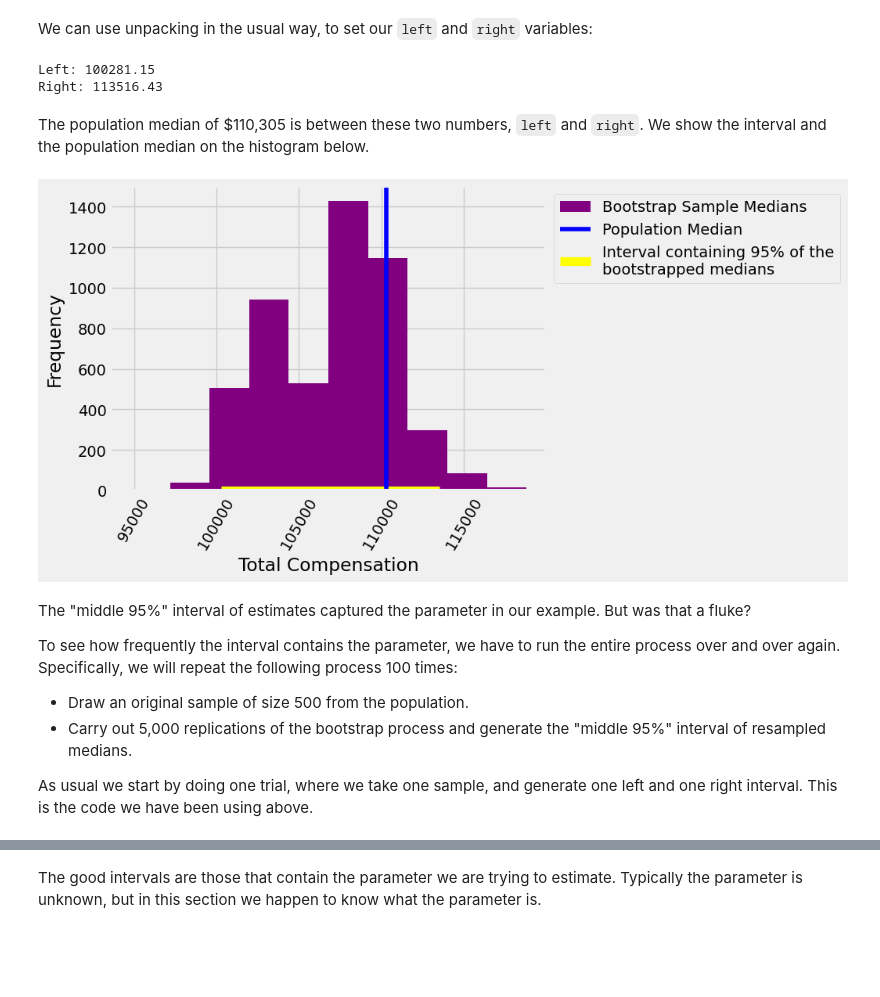
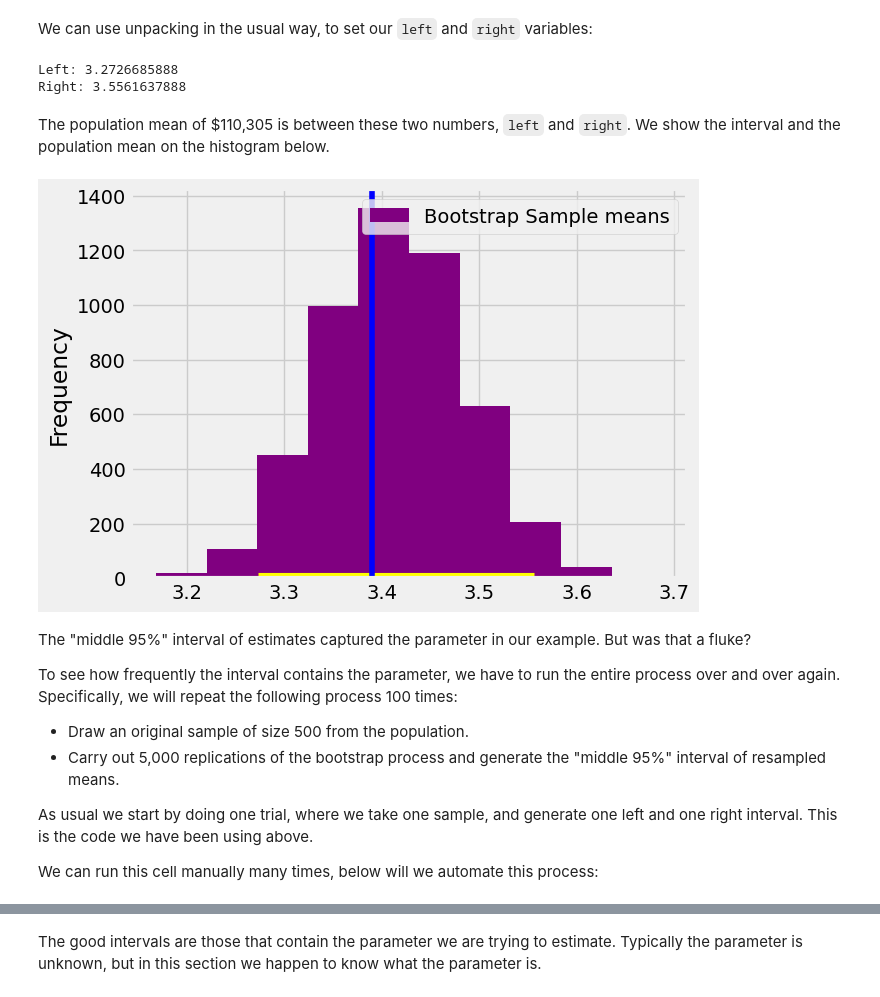
Before and after one commit to pxr687/bootstrap_tutorial, a Jupyter notebook: bootstrap.ipynb, the cells around one changed output, grey strips where cells are left out. Drawn from its saved outputs; the diff is of its cells as text; code cells hidden in the pictures; blank space fills up the shorter version.

```diff
--- a/bootstrap.ipynb
+++ b/bootstrap.ipynb
@@ -133,0 +137,5 @@ A sample might be misleading in the following way [field plot of worst case scen
+# %%
+# store the population mean as a variable
+population_mean = babies_pop["birthweight_kg"].mean().round(2)
+
+population_mean
@@ -419,8 +339,8 @@ contains the medians of all 5,000 bootstrap samples. Notice that the code
 takes longer to run than our previous code. It has a lot of resampling to do!
 # %%
-# run our function, to generate an array containing the bootstrapped medians
-bstrap_medians = bootstrap_median(our_sample, 5000)
+# run our function, to generate an array containing the bootstrapped means
+bstrap_means = bootstrap_mean(babies_sample['birthweight_kg'], 5000)
 
 # show the array
-bstrap_medians
+bstrap_means
 # %% [output]
@@ -436,16 +356,16 @@ parameter: it is the median of the entire population, which we happen to know
 but did not use in the bootstrap process.
 # %%
-# a new dataframe for the medians, obtained via resampling
-resampled_medians = pd.DataFrame()
-resampled_medians['Bootstrap Sample Medians'] = bstrap_medians
+# a new dataframe for the means, obtained via resampling
+resampled_means = pd.DataFrame()
+resampled_means['Bootstrap Sample means'] = bstrap_means
 
-# plot the distribution of bootstrapped medians
-resampled_medians.plot.hist(color = 'purple')
+# plot the distribution of bootstrapped means
+resampled_means.plot.hist(color = 'purple')
 
-# show the population median
-plt.axvline(pop_median,  color='blue', label = 'Population Median')
+# show the population mean
+plt.axvline(population_mean,  color='blue', label = 'Population mean')
 
 # add title and labels to the plot
-plt.title('Bootstrap sampling distribution of the median')
-add_x_labels_total_compensation();
+plt.title('Bootstrap sampling distribution of the mean')
+plt.legend(bbox_to_anchor = (1, 1));
 # %% [output]
@@ -471,23 +391,22 @@ Here are the two ends of the "middle 95%" interval of resampled medians:
 # %% [markdown]
 We can use unpacking in the usual way, to set our `left` and `right` variables:
 # %%
-left, right = np.percentile(bstrap_medians, [2.5, 97.5])
+left, right = np.percentile(bstrap_means, [2.5, 97.5])
 print('Left:', left)
 print('Right:', right)
 # %% [output]
-Left: 100281.15
-Right: 113516.43
+Left: 3.2726685888
+Right: 3.5561637888
 # %% [markdown]
-The population median of \$110,305 is between these two numbers, `left` and
-`right`. We show the interval and the population median on the histogram below.
+The population mean of \$110,305 is between these two numbers, `left` and
+`right`. We show the interval and the population mean on the histogram below.
 # %%
-resampled_medians.plot.hist(color = 'purple')
-plt.axvline(pop_median,  color='blue', label = 'Population Median')
+resampled_means.plot.hist(color = 'purple')
+plt.axvline(population_mean,  color='blue', label = 'Population mean')
 plt.plot([left, right], [0, 0], color='yellow', lw=8, zorder=1,
-         label = "Interval containing 95% of the\nbootstrapped medians")
-add_x_labels_total_compensation();
+         label = "Interval containing 95% of the\nbootstrapped means");
 # %% [output]
-[figure, old version]
+[figure, new version]
 # %% [markdown]
 The "middle 95%" interval of estimates captured the parameter in our example.
 But was that a fluke?
@@ -498,10 +417,12 @@ process 100 times:
 
 * Draw an original sample of size 500 from the population.
 * Carry out 5,000 replications of the bootstrap process and generate the
-  "middle 95%" interval of resampled medians.
+  "middle 95%" interval of resampled means.
 
 As usual we start by doing one trial, where we take one sample, and generate
 one left and one right interval.  This is the code we have been using above.
+
+We can run this cell manually many times, below will we automate this process:
 # %%
 # One trial, generating a left and right interval.
 # Take a new sample.
```
Also changed, not shown: parts of 53 cells of this notebook, 2 other files.
